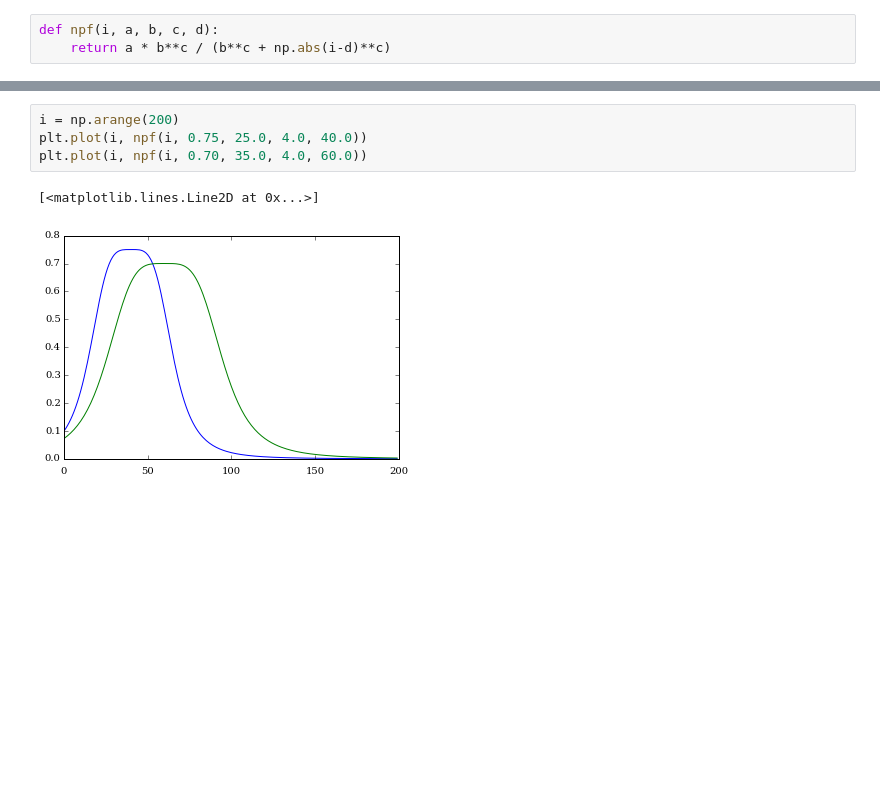
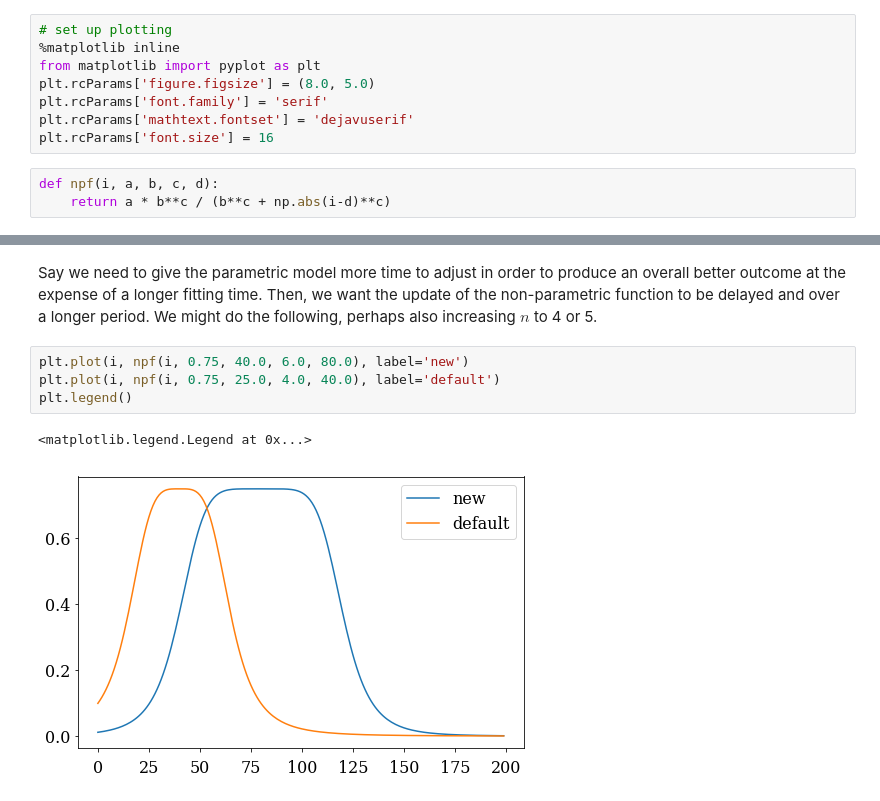
Before and after one commit to MegaMorph/galfitm-utilities, a Jupyter notebook: npf_plot.ipynb, the cells around one changed output, grey strips where cells are left out. Saved outputs shown, nothing was run; the diff lists cells and outputs as text; blank space fills up the shorter version.

Commit message:
Expanded explanation of npf function

```diff
--- a/npf_plot.ipynb
+++ b/npf_plot.ipynb
@@ -5,3 +34,11 @@ from matplotlib import pyplot as plt
+# %%
+# set up plotting
+%matplotlib inline
+from matplotlib import pyplot as plt
+plt.rcParams['figure.figsize'] = (8.0, 5.0)
+plt.rcParams['font.family'] = 'serif'
+plt.rcParams['mathtext.fontset'] = 'dejavuserif'
+plt.rcParams['font.size'] = 16
 # %%
 def npf(i, a, b, c, d):
     return a * b**c / (b**c + np.abs(i-d)**c)
@@ -8,7 +64,9 @@ def npf(i, a, b, c, d):
+# %% [markdown]
+Say we need to give the parametric model more time to adjust in order to produce an overall better outcome at the expense of a longer fitting time.  Then, we want the update of the non-parametric function to be delayed and over a longer period.  We might do the following, perhaps also increasing $n$ to 4 or 5.
 # %%
-i = np.arange(200)
-plt.plot(i, npf(i, 0.75, 25.0, 4.0, 40.0))
-plt.plot(i, npf(i, 0.70, 35.0, 4.0, 60.0))
+plt.plot(i, npf(i, 0.75, 40.0, 6.0, 80.0), label='new')
+plt.plot(i, npf(i, 0.75, 25.0, 4.0, 40.0), label='default')
+plt.legend()
 # %% [output]
-[<matplotlib.lines.Line2D at 0x...>]
+<matplotlib.legend.Legend at 0x...>
-[figure, old version]
+[figure, new version]
```
Also changed, not shown: parts of 8 cells of this notebook.
